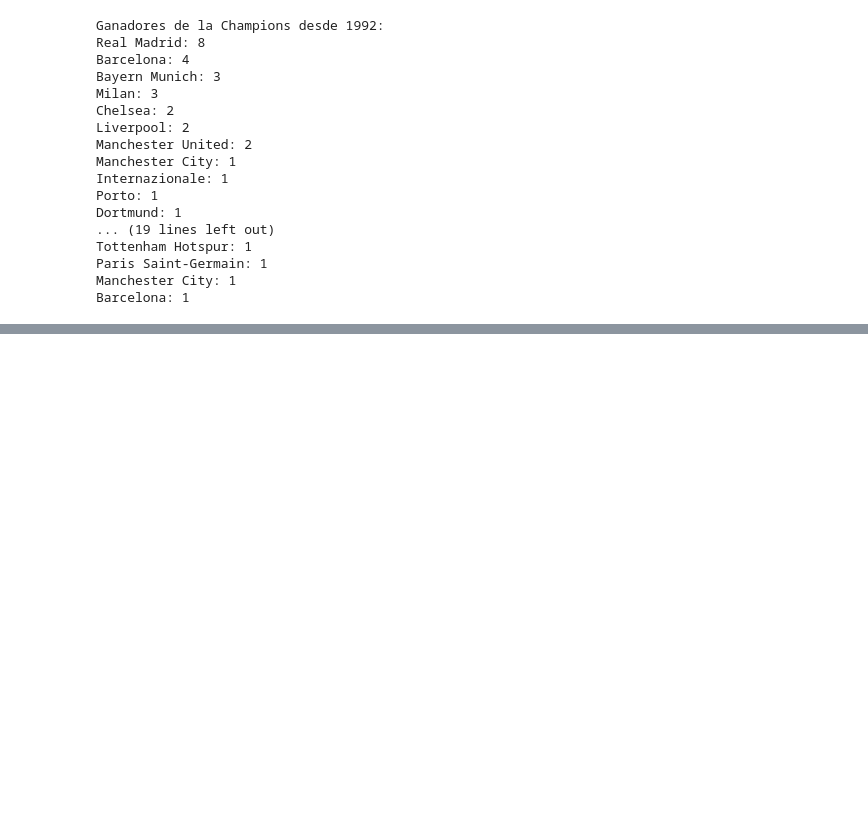
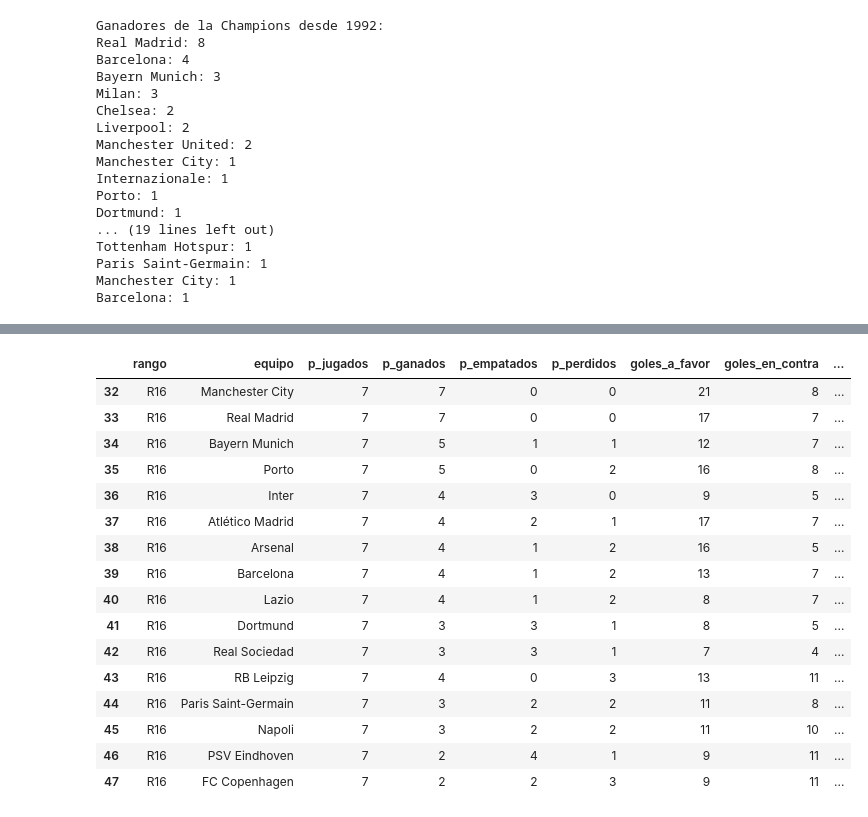
Before and after one commit to ESTHERRODRIGUEZGARCIA/UEFA_Champions_League, a Jupyter notebook: analisis.ipynb, the cells around one changed output, grey strips where cells are left out. Drawn from its saved outputs; the diff is of its cells as text; code cells hidden in the pictures; blank space fills up the shorter version.

```diff
--- a/analisis.ipynb
+++ b/analisis.ipynb
@@ -399,0 +330,14 @@ print(df)
+# %%
+# Función para convertir los nombres de los equipos a un formato estándar
+def convertir_nombres(equipo):
+    for key, values in equivalencias.items():
+        if equipo in values:
+            return key
+    return equipo
+
+# Aplicar la función a los DataFrames
+df_general['campeon'] = df_general['campeon'].apply(convertir_nombres)
+df_general['subcampeon'] = df_general['subcampeon'].apply(convertir_nombres)
+df_temporadas['HOME_TEAM'] = df_temporadas['HOME_TEAM'].apply(convertir_nombres)
+df_temporadas['AWAY_TEAM'] = df_temporadas['AWAY_TEAM'].apply(convertir_nombres)
+df_8['equipo'] = df_8['equipo'].apply(convertir_nombres)
@@ -399,0 +386,20 @@ print(df)
+# %%
+df_8
+# %% [output]
+|  | rango | equipo | p_jugados | p_ganados | p_empatados | p_perdidos | goles_a_favor | goles_en_contra | ... |
+| 32 | R16 | Manchester City | 7 | 7 | 0 | 0 | 21 | 8 | ... |
+| 33 | R16 | Real Madrid | 7 | 7 | 0 | 0 | 17 | 7 | ... |
+| 34 | R16 | Bayern Munich | 7 | 5 | 1 | 1 | 12 | 7 | ... |
+| 35 | R16 | Porto | 7 | 5 | 0 | 2 | 16 | 8 | ... |
+| 36 | R16 | Inter | 7 | 4 | 3 | 0 | 9 | 5 | ... |
+| 37 | R16 | Atlético Madrid | 7 | 4 | 2 | 1 | 17 | 7 | ... |
+| 38 | R16 | Arsenal | 7 | 4 | 1 | 2 | 16 | 5 | ... |
+| 39 | R16 | Barcelona | 7 | 4 | 1 | 2 | 13 | 7 | ... |
+| 40 | R16 | Lazio | 7 | 4 | 1 | 2 | 8 | 7 | ... |
+| 41 | R16 | Dortmund | 7 | 3 | 3 | 1 | 8 | 5 | ... |
+| 42 | R16 | Real Sociedad | 7 | 3 | 3 | 1 | 7 | 4 | ... |
+| 43 | R16 | RB Leipzig | 7 | 4 | 0 | 3 | 13 | 11 | ... |
+| 44 | R16 | Paris Saint-Germain | 7 | 3 | 2 | 2 | 11 | 8 | ... |
+| 45 | R16 | Napoli | 7 | 3 | 2 | 2 | 11 | 10 | ... |
+| 46 | R16 | PSV Eindhoven | 7 | 2 | 4 | 1 | 9 | 11 | ... |
+| 47 | R16 | FC Copenhagen | 7 | 2 | 2 | 3 | 9 | 11 | ... |
```
Also changed, not shown: parts of 12 cells of this notebook.
